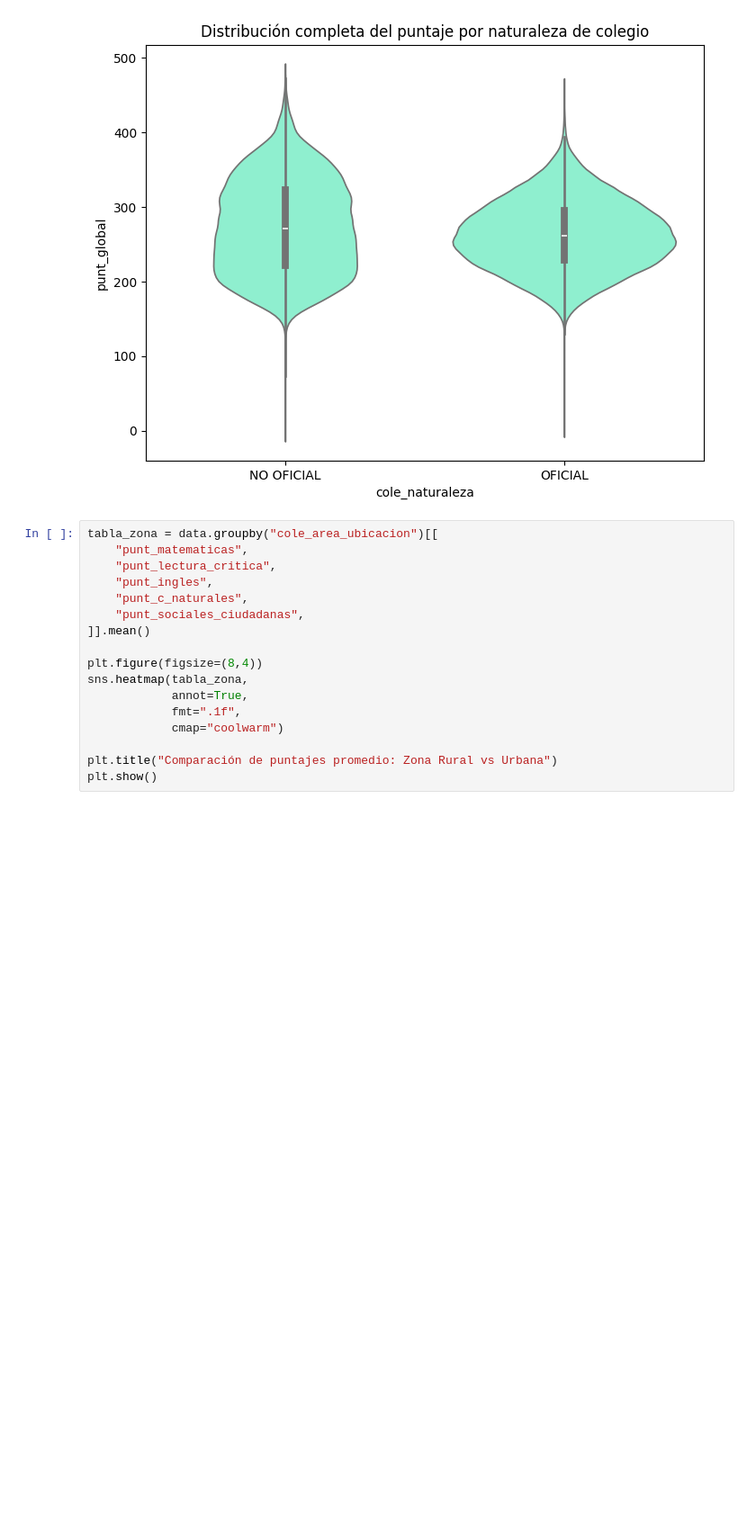
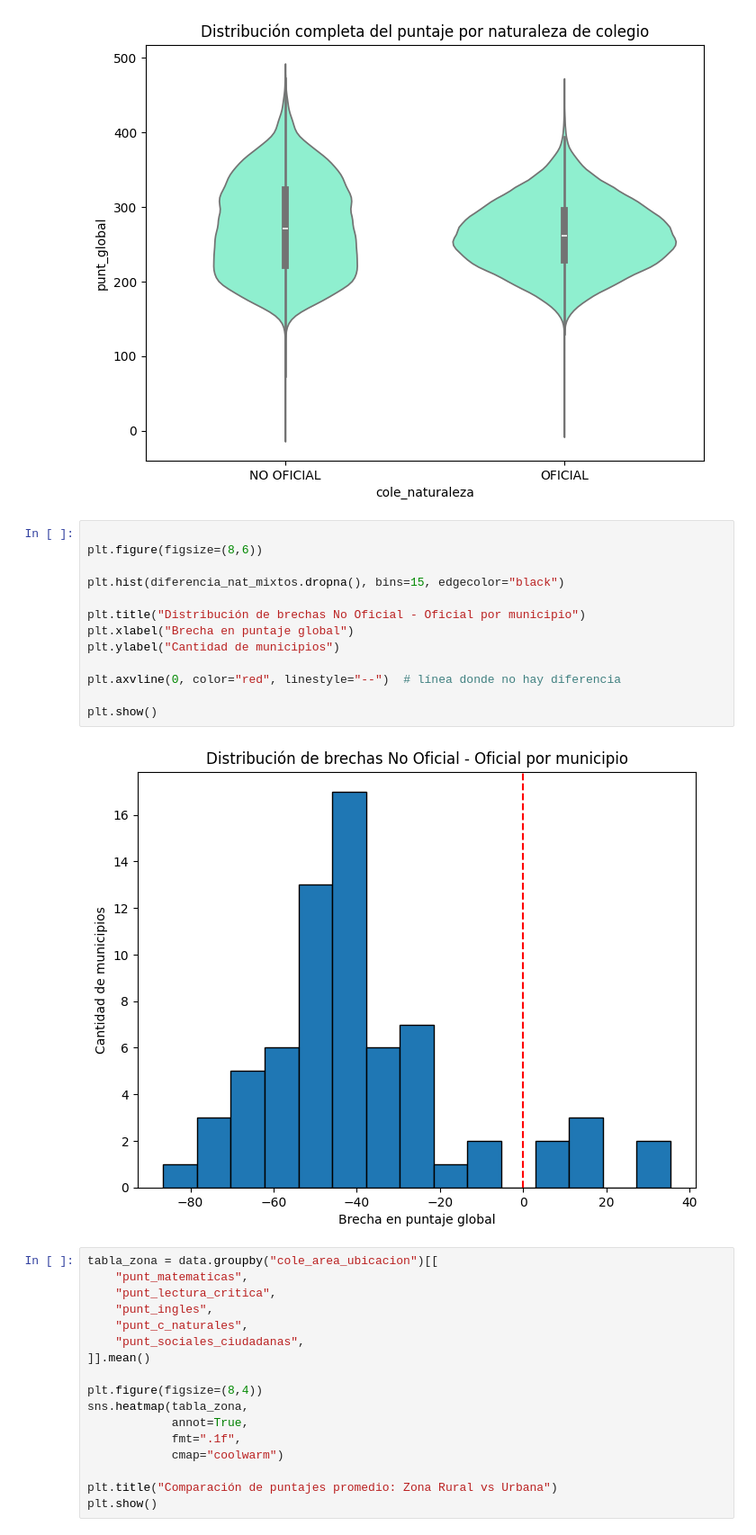
Before and after one commit to pesimo-estudiante/Proyecto_1, a Jupyter notebook: AnalisisDatosPregunta2.ipynb, the cells around one changed output. Shown at 90% size. Cells and saved outputs as stored; diff of their text form; blank space fills up the shorter version.

```diff
--- a/AnalisisDatosPregunta2.ipynb
+++ b/AnalisisDatosPregunta2.ipynb
@@ -243,6 +258,21 @@ plt.title("Distribución completa del puntaje por naturaleza de colegio")
 plt.show()
 # %% [output]
 [figure]
+# %%
+
+plt.figure(figsize=(8,6))
+
+plt.hist(diferencia_nat_mixtos.dropna(), bins=15, edgecolor="black")
+
+plt.title("Distribución de brechas No Oficial - Oficial por municipio")
+plt.xlabel("Brecha en puntaje global")
+plt.ylabel("Cantidad de municipios")
+
+plt.axvline(0, color="red", linestyle="--")  # línea donde no hay diferencia
+
+plt.show()
+# %% [output]
+[figure, added]
 # %%
 tabla_zona = data.groupby("cole_area_ubicacion")[[
     "punt_matematicas",
```
Also changed, not shown: parts of 1 cell of this notebook.
